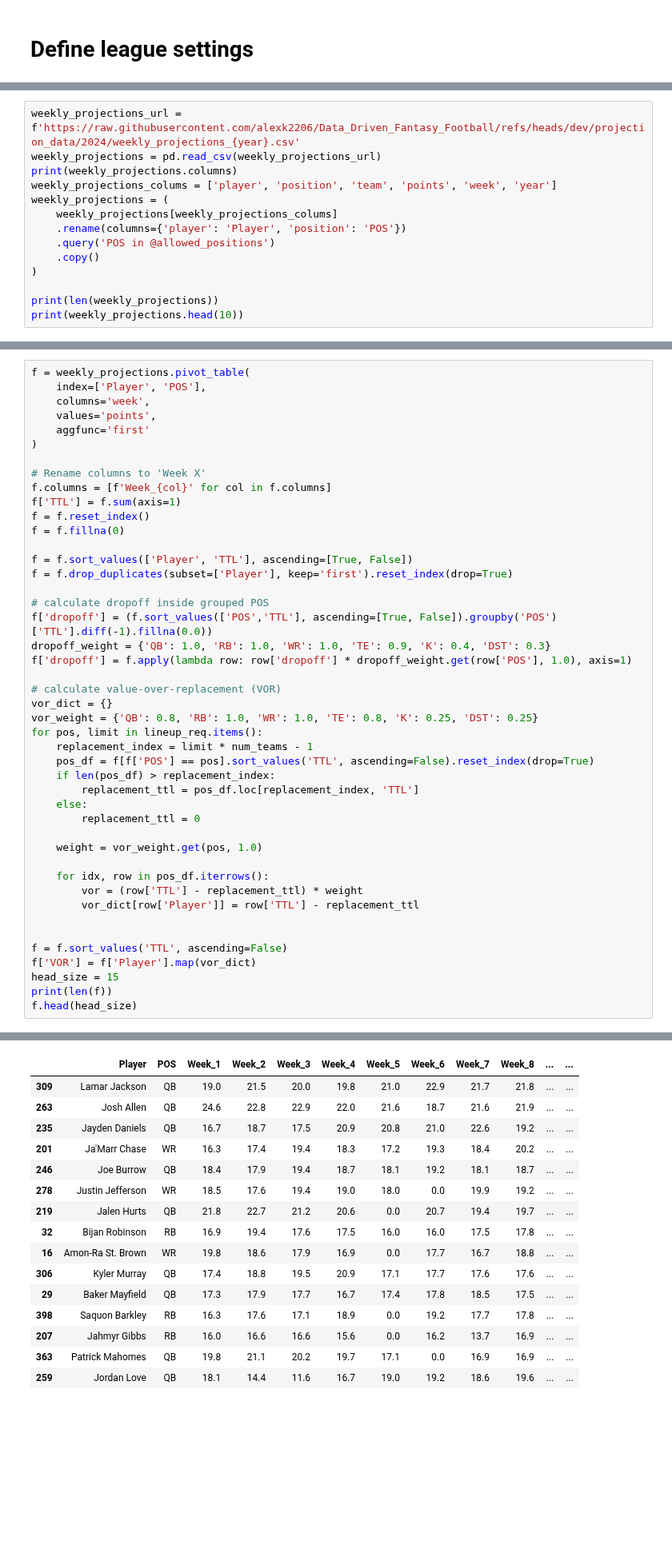
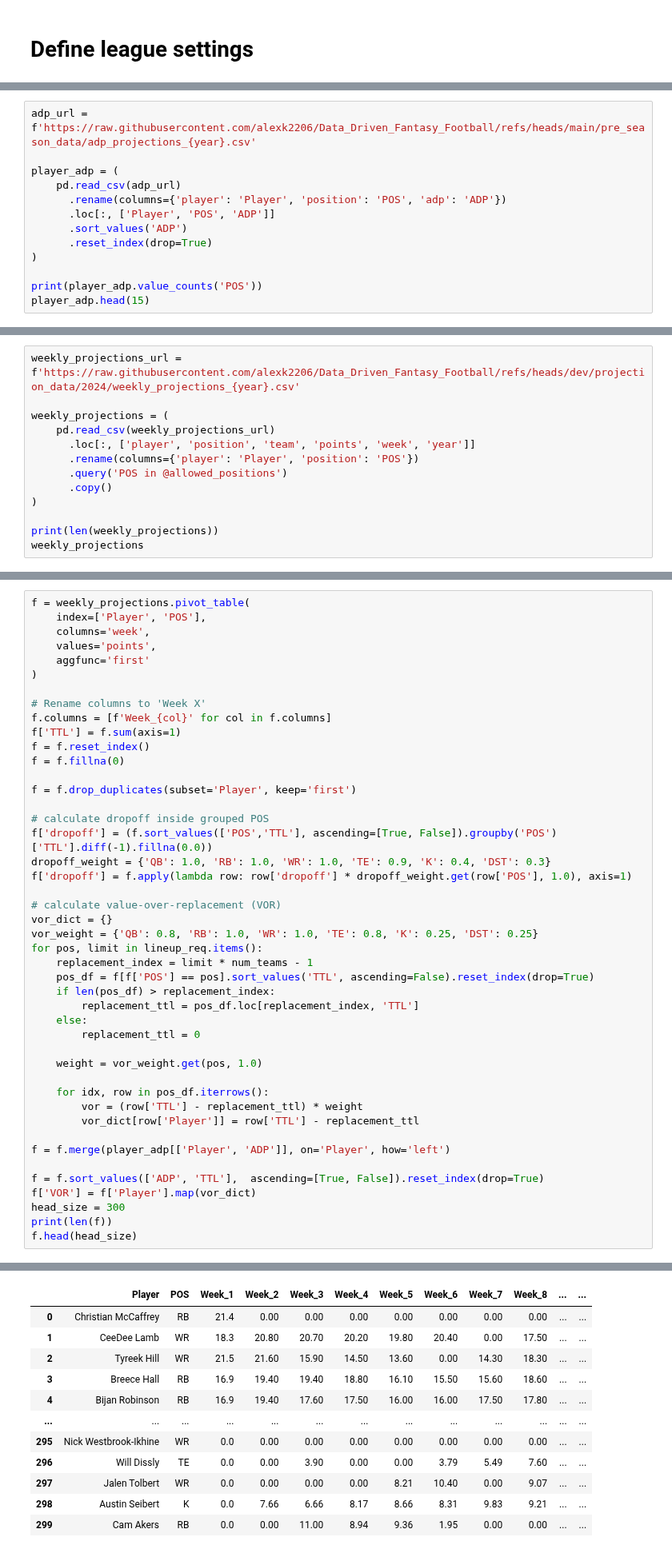
Before and after one commit to alexk2206/Data_Driven_Fantasy_Football, a Jupyter notebook: Enhanced_optimization_new.ipynb, the cells around one changed output, grey strips where cells are left out. Shown at 80% size. Saved outputs shown, nothing was run; the diff lists cells and outputs as text; blank space fills up the shorter version.

```diff
--- a/Enhanced_optimization_new.ipynb
+++ b/Enhanced_optimization_new.ipynb
@@ -41,0 +64,13 @@ lineup_req = {'QB': 1, 'RB': 2, 'WR': 2, 'TE': 1, 'FLEX': 1, 'K': 1, 'DST': 1}
+# %%
+adp_url = f'https://raw.githubusercontent.com/alexk2206/Data_Driven_Fantasy_Football/refs/heads/main/pre_season_data/adp_projections_{year}.csv'
+
+player_adp = (
+    pd.read_csv(adp_url)
+      .rename(columns={'player': 'Player', 'position': 'POS', 'adp': 'ADP'})
+      .loc[:, ['Player', 'POS', 'ADP']]
+      .sort_values('ADP')
+      .reset_index(drop=True)
+)
+
+print(player_adp.value_counts('POS'))
+player_adp.head(15)
@@ -42,15 +113,14 @@ lineup_req = {'QB': 1, 'RB': 2, 'WR': 2, 'TE': 1, 'FLEX': 1, 'K': 1, 'DST': 1}
 # %%
 weekly_projections_url = f'https://raw.githubusercontent.com/alexk2206/Data_Driven_Fantasy_Football/refs/heads/dev/projection_data/2024/weekly_projections_{year}.csv'
-weekly_projections = pd.read_csv(weekly_projections_url)
-print(weekly_projections.columns)
-weekly_projections_colums = ['player', 'position', 'team', 'points', 'week', 'year']
+
 weekly_projections = (
-    weekly_projections[weekly_projections_colums]
-    .rename(columns={'player': 'Player', 'position': 'POS'})
-    .query('POS in @allowed_positions')
-    .copy()
+    pd.read_csv(weekly_projections_url)
+      .loc[:, ['player', 'position', 'team', 'points', 'week', 'year']]
+      .rename(columns={'player': 'Player', 'position': 'POS'})
+      .query('POS in @allowed_positions')
+      .copy()
 )
 
 print(len(weekly_projections))
-print(weekly_projections.head(10))
+weekly_projections
 # %% [output]
@@ -85,8 +154,7 @@ f['TTL'] = f.sum(axis=1)
 f = f.reset_index()
 f = f.fillna(0)
 
-f = f.sort_values(['Player', 'TTL'], ascending=[True, False])
-f = f.drop_duplicates(subset=['Player'], keep='first').reset_index(drop=True)
+f = f.drop_duplicates(subset='Player', keep='first')
 
 # calculate dropoff inside grouped POS
 f['dropoff'] = (f.sort_values(['POS','TTL'], ascending=[True, False]).groupby('POS')['TTL'].diff(-1).fillna(0.0))
@@ -110,10 +178,11 @@ for pos, limit in lineup_req.items():
         vor = (row['TTL'] - replacement_ttl) * weight
         vor_dict[row['Player']] = row['TTL'] - replacement_ttl
 
+f = f.merge(player_adp[['Player', 'ADP']], on='Player', how='left')
 
-f = f.sort_values('TTL', ascending=False)
+f = f.sort_values(['ADP', 'TTL'],  ascending=[True, False]).reset_index(drop=True)
 f['VOR'] = f['Player'].map(vor_dict)
-head_size = 15
+head_size = 300
 print(len(f))
 f.head(head_size)
 # %% [output]
@@ -121,16 +190,12 @@ f.head(head_size)
 |  | Player | POS | Week_1 | Week_2 | Week_3 | Week_4 | Week_5 | Week_6 | Week_7 | Week_8 | ... | ... |
-| 309 | Lamar Jackson | QB | 19.0 | 21.5 | 20.0 | 19.8 | 21.0 | 22.9 | 21.7 | 21.8 | ... | ... |
-| 263 | Josh Allen | QB | 24.6 | 22.8 | 22.9 | 22.0 | 21.6 | 18.7 | 21.6 | 21.9 | ... | ... |
-| 235 | Jayden Daniels | QB | 16.7 | 18.7 | 17.5 | 20.9 | 20.8 | 21.0 | 22.6 | 19.2 | ... | ... |
-| 201 | Ja'Marr Chase | WR | 16.3 | 17.4 | 19.4 | 18.3 | 17.2 | 19.3 | 18.4 | 20.2 | ... | ... |
-| 246 | Joe Burrow | QB | 18.4 | 17.9 | 19.4 | 18.7 | 18.1 | 19.2 | 18.1 | 18.7 | ... | ... |
-| 278 | Justin Jefferson | WR | 18.5 | 17.6 | 19.4 | 19.0 | 18.0 | 0.0 | 19.9 | 19.2 | ... | ... |
-| 219 | Jalen Hurts | QB | 21.8 | 22.7 | 21.2 | 20.6 | 0.0 | 20.7 | 19.4 | 19.7 | ... | ... |
-| 32 | Bijan Robinson | RB | 16.9 | 19.4 | 17.6 | 17.5 | 16.0 | 16.0 | 17.5 | 17.8 | ... | ... |
-| 16 | Amon-Ra St. Brown | WR | 19.8 | 18.6 | 17.9 | 16.9 | 0.0 | 17.7 | 16.7 | 18.8 | ... | ... |
-| 306 | Kyler Murray | QB | 17.4 | 18.8 | 19.5 | 20.9 | 17.1 | 17.7 | 17.6 | 17.6 | ... | ... |
-| 29 | Baker Mayfield | QB | 17.3 | 17.9 | 17.7 | 16.7 | 17.4 | 17.8 | 18.5 | 17.5 | ... | ... |
-| 398 | Saquon Barkley | RB | 16.3 | 17.6 | 17.1 | 18.9 | 0.0 | 19.2 | 17.7 | 17.8 | ... | ... |
-| 207 | Jahmyr Gibbs | RB | 16.0 | 16.6 | 16.6 | 15.6 | 0.0 | 16.2 | 13.7 | 16.9 | ... | ... |
-| 363 | Patrick Mahomes | QB | 19.8 | 21.1 | 20.2 | 19.7 | 17.1 | 0.0 | 16.9 | 16.9 | ... | ... |
-| 259 | Jordan Love | QB | 18.1 | 14.4 | 11.6 | 16.7 | 19.0 | 19.2 | 18.6 | 19.6 | ... | ... |
+| 0 | Christian McCaffrey | RB | 21.4 | 0.00 | 0.00 | 0.00 | 0.00 | 0.00 | 0.00 | 0.00 | ... | ... |
+| 1 | CeeDee Lamb | WR | 18.3 | 20.80 | 20.70 | 20.20 | 19.80 | 20.40 | 0.00 | 17.50 | ... | ... |
+| 2 | Tyreek Hill | WR | 21.5 | 21.60 | 15.90 | 14.50 | 13.60 | 0.00 | 14.30 | 18.30 | ... | ... |
+| 3 | Breece Hall | RB | 16.9 | 19.40 | 19.40 | 18.80 | 16.10 | 15.50 | 15.60 | 18.60 | ... | ... |
+| 4 | Bijan Robinson | RB | 16.9 | 19.40 | 17.60 | 17.50 | 16.00 | 16.00 | 17.50 | 17.80 | ... | ... |
+| ... | ... | ... | ... | ... | ... | ... | ... | ... | ... | ... | ... | ... |
+| 295 | Nick Westbrook-Ikhine | WR | 0.0 | 0.00 | 0.00 | 0.00 | 0.00 | 0.00 | 0.00 | 0.00 | ... | ... |
+| 296 | Will Dissly | TE | 0.0 | 0.00 | 3.90 | 0.00 | 0.00 | 3.79 | 5.49 | 7.60 | ... | ... |
+| 297 | Jalen Tolbert | WR | 0.0 | 0.00 | 0.00 | 0.00 | 8.21 | 10.40 | 0.00 | 9.07 | ... | ... |
+| 298 | Austin Seibert | K | 0.0 | 7.66 | 6.66 | 8.17 | 8.66 | 8.31 | 9.83 | 9.21 | ... | ... |
+| 299 | Cam Akers | RB | 0.0 | 0.00 | 11.00 | 8.94 | 9.36 | 1.95 | 0.00 | 0.00 | ... | ... |
```
Also changed, not shown: parts of 10 cells of this notebook.
